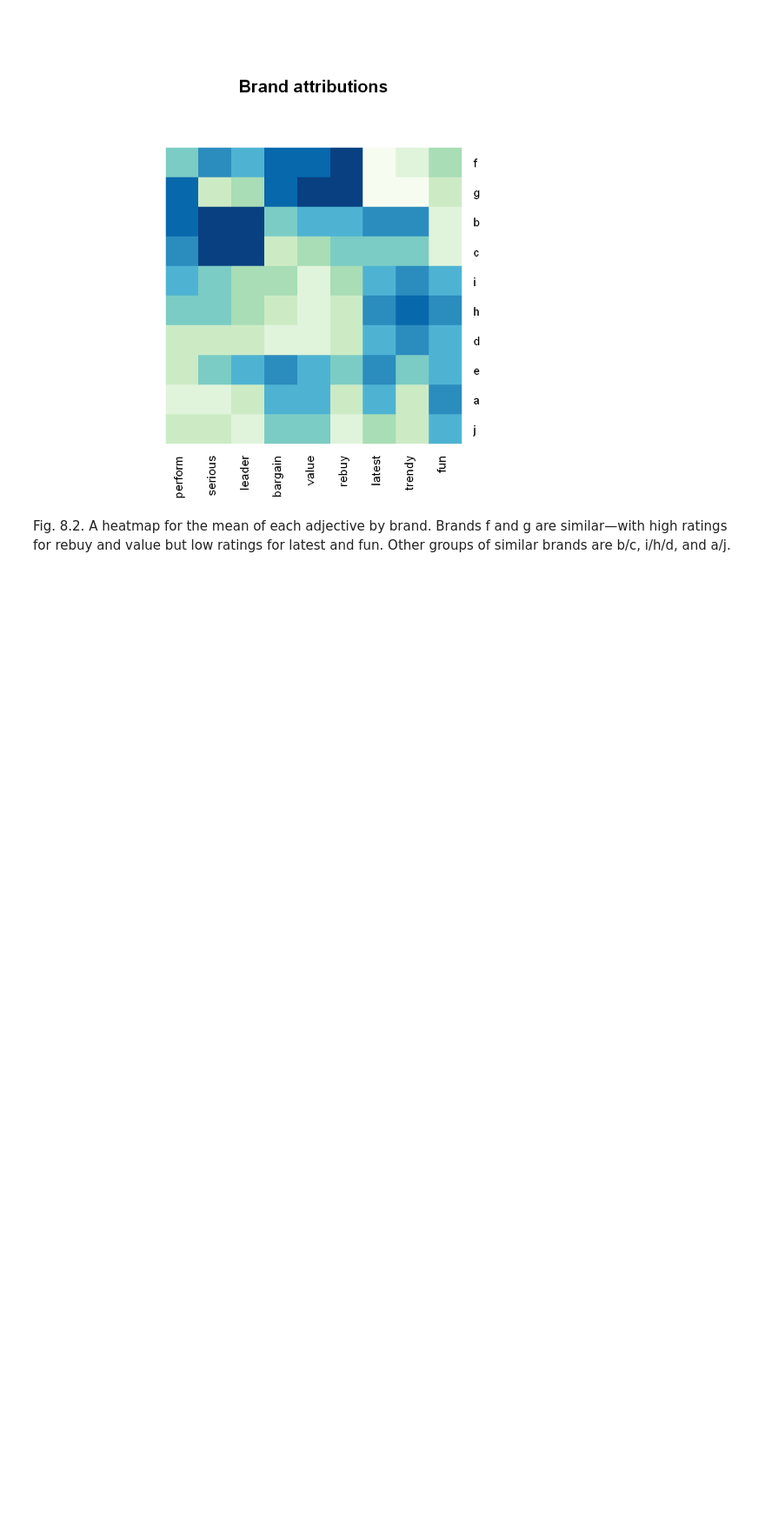
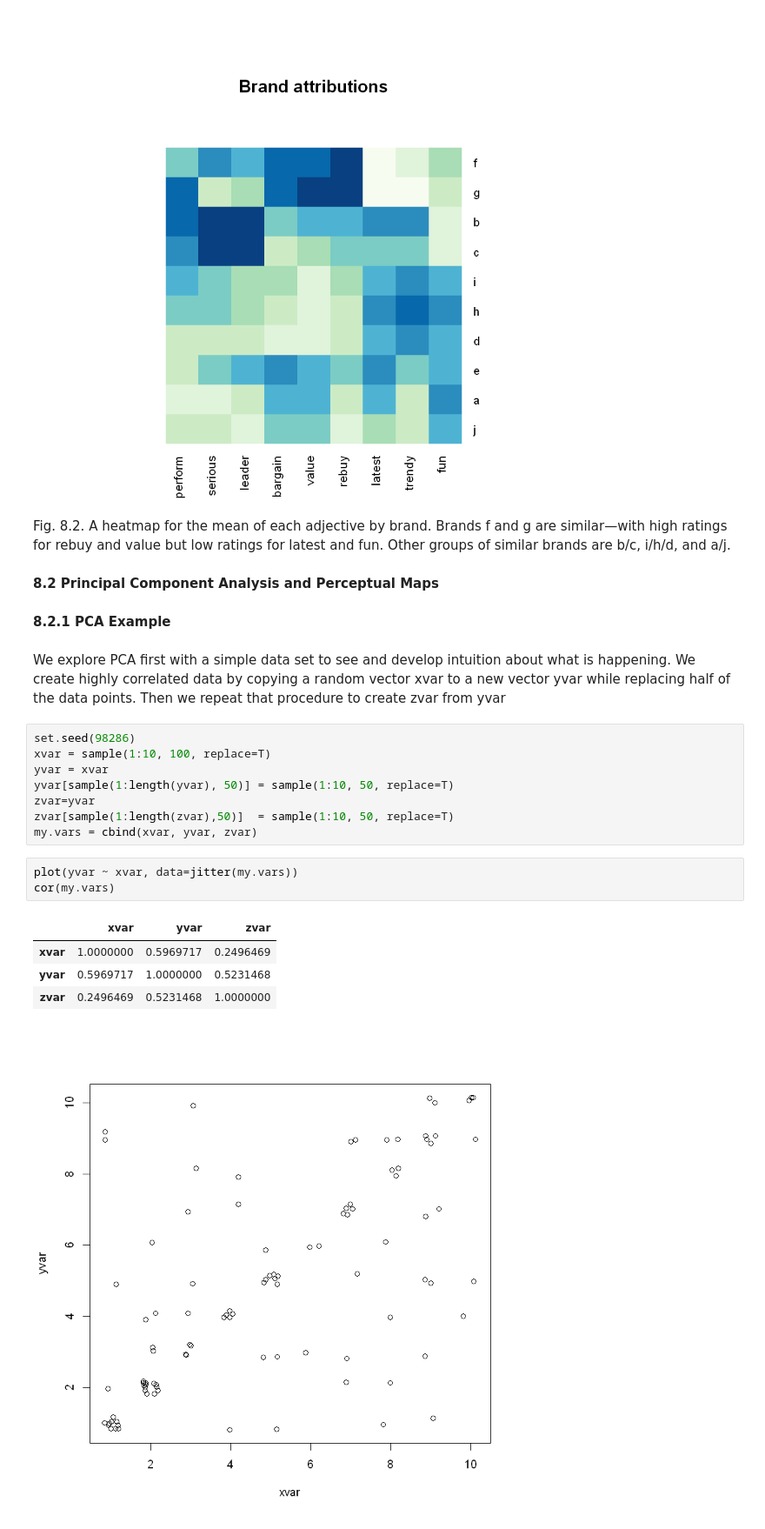
Before and after one commit to LeeChang-Soo/Linear-Regression-Model, a Jupyter notebook: 8_Reducing Data Complexity.ipynb, the cells around one changed output. Shown at 87% size. Drawn from its saved outputs; the diff is of its cells as text; blank space fills up the shorter version.

```diff
--- a/8_Reducing Data Complexity.ipynb
+++ b/8_Reducing Data Complexity.ipynb
@@ -178,3 +178,26 @@ heatmap.2(as.matrix(brand.mean), col=brewer.pal(9, 'GnBu'), trace='none', key=F,
 [figure]
 # %% [markdown]
 Fig. 8.2. A heatmap for the mean of each adjective by brand. Brands f and g are similar—with high ratings for rebuy and value but low ratings for latest and fun. Other groups of similar brands are b/c, i/h/d, and a/j.
+# %% [markdown]
+**8.2 Principal Component Analysis and Perceptual Maps**
+# %% [markdown]
+**8.2.1 PCA Example**
+# %% [markdown]
+We explore PCA first with a simple data set to see and develop intuition about what is happening. We create highly correlated data by copying a random vector xvar to a new vector yvar while replacing half of the data points. Then we repeat that procedure to create zvar from yvar
+# %%
+set.seed(98286)
+xvar = sample(1:10, 100, replace=T)
+yvar = xvar
+yvar[sample(1:length(yvar), 50)] = sample(1:10, 50, replace=T)
+zvar=yvar
+zvar[sample(1:length(zvar),50)]  = sample(1:10, 50, replace=T)
+my.vars = cbind(xvar, yvar, zvar)
+# %%
+plot(yvar ~ xvar, data=jitter(my.vars))
+cor(my.vars)
+# %% [output]
+|  | xvar | yvar | zvar |
+| xvar | 1.0000000 | 0.5969717 | 0.2496469 |
+| yvar | 0.5969717 | 1.0000000 | 0.5231468 |
+| zvar | 0.2496469 | 0.5231468 | 1.0000000 |
+[figure, added]
```
Also changed, not shown: parts of 6 cells of this notebook.
